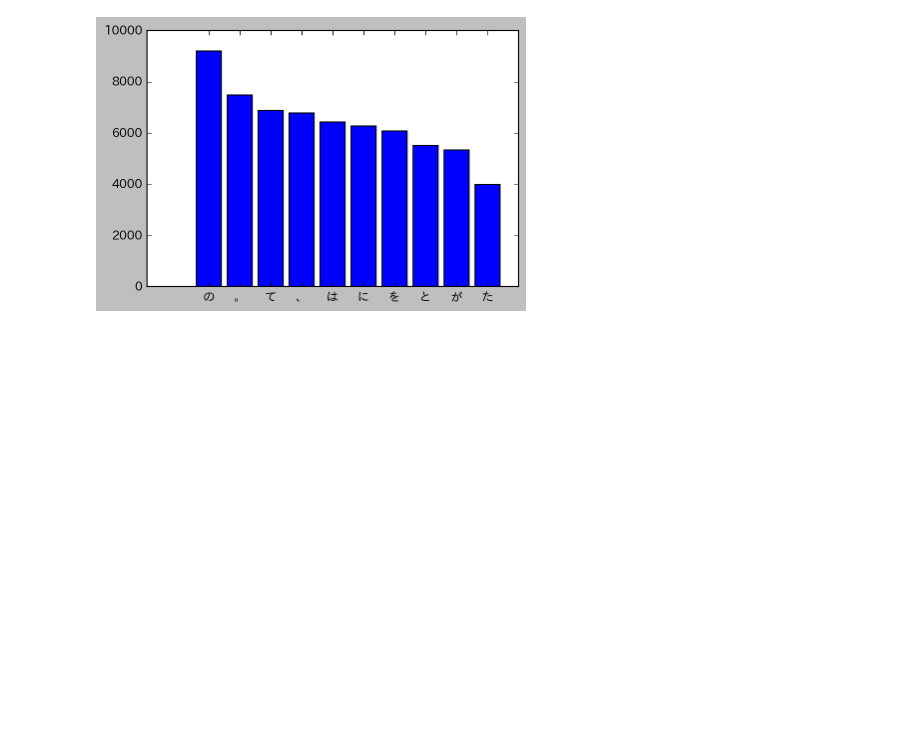
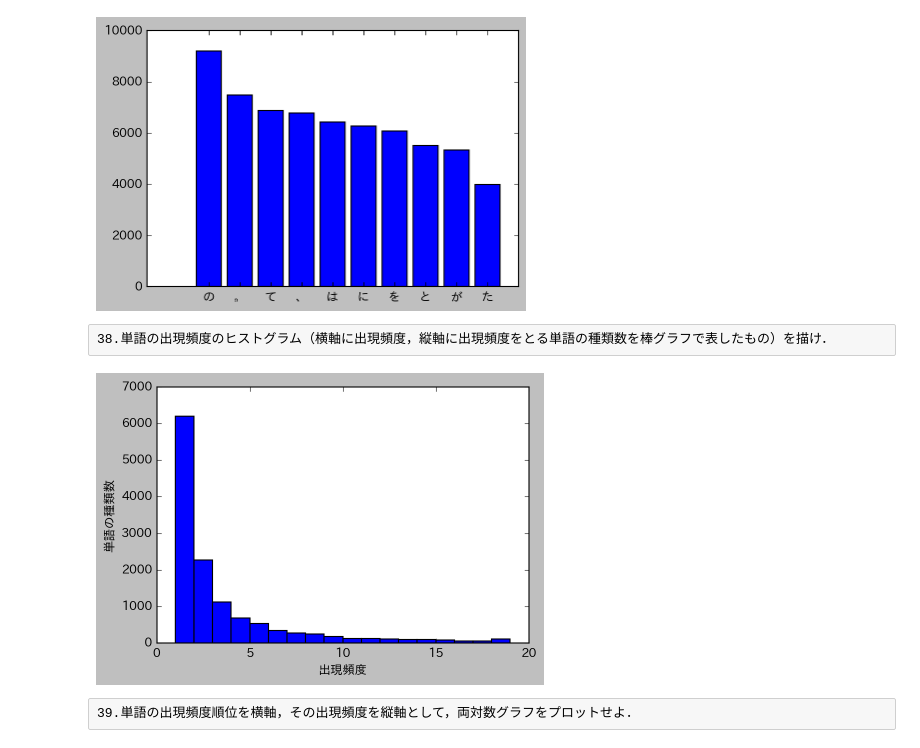
Before and after one commit to ObaTakeshi/NLP100knocks, a Jupyter notebook: q_04.ipynb, the cells around one changed output. Saved outputs shown, nothing was run; the diff lists cells and outputs as text; code cells hidden in the pictures; blank space fills up the shorter version.

```diff
--- a/q_04.ipynb
+++ b/q_04.ipynb
@@ -112,3 +112,17 @@ plt.bar(range(10), rank10_count, tick_label = rank10_word, align='center')
 plt.show()
 # %% [output]
 [figure]
+# %% [raw]
+38.単語の出現頻度のヒストグラム（横軸に出現頻度，縦軸に出現頻度をとる単語の種類数を棒グラフで表したもの）を描け．
+# %%
+rank_count = []
+for r in sorted_word:
+    rank_count.append(r[1])
+plt.hist(rank_count, range(1, 20))
+plt.xlabel('出現頻度')
+plt.ylabel('単語の種類数')
+plt.show()
+# %% [output]
+[figure, added]
+# %% [raw]
+39.単語の出現頻度順位を横軸，その出現頻度を縦軸として，両対数グラフをプロットせよ．
```
Also changed, not shown: parts of 1 cell of this notebook.
